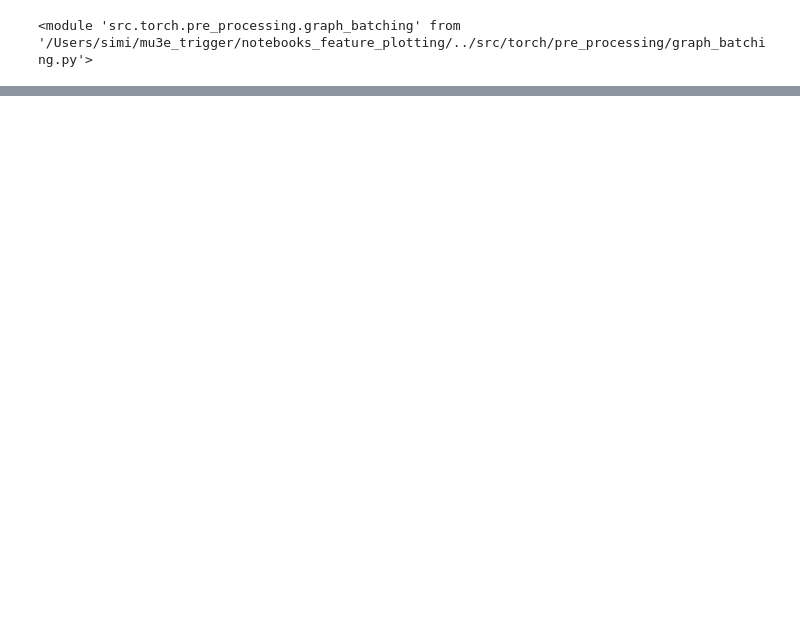
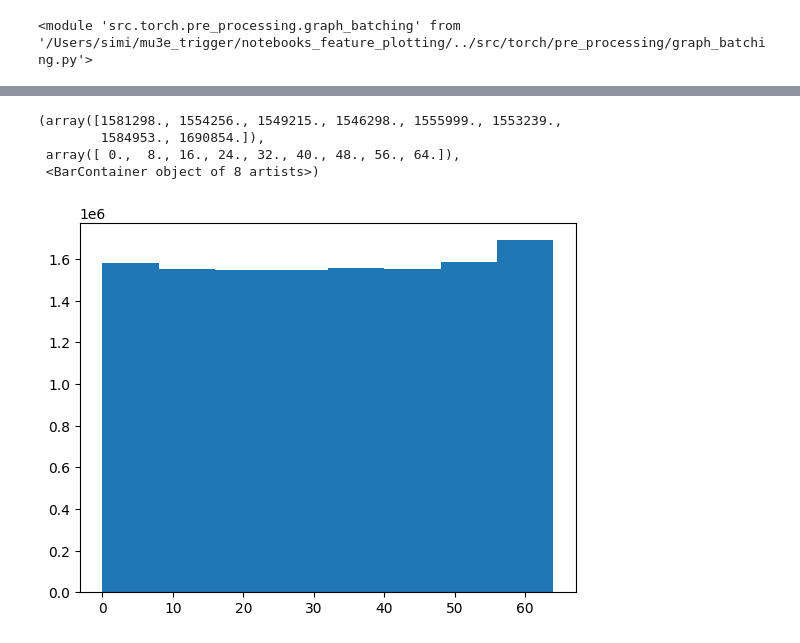
Before and after one commit to makoeppel/mu3e_gnn_trigger, a Jupyter notebook: notebooks_feature_plotting/GraphPlots.ipynb, the cells around one changed output, grey strips where cells are left out. Saved outputs shown, nothing was run; the diff lists cells and outputs as text; code cells hidden in the pictures; blank space fills up the shorter version.

```diff
--- a/notebooks_feature_plotting/GraphPlots.ipynb
+++ b/notebooks_feature_plotting/GraphPlots.ipynb
@@ -180,0 +300,8 @@ plot_graph_to_axis(ax, layer_separated_hetero_graph_dataset[1][0], no_edges=Fals
+# %%
+plt.hist(pixel_data[:,:,-1][pixel_data[:,:,-1] != -999], range = (0, 64), bins = 8)
+# %% [output]
+(array([1581298., 1554256., 1549215., 1546298., 1555999., 1553239.,
+        1584953., 1690854.]),
+ array([ 0.,  8., 16., 24., 32., 40., 48., 56., 64.]),
+ <BarContainer object of 8 artists>)
+[figure, added]
```
Also changed, not shown: parts of 17 cells of this notebook, 4 other files.
